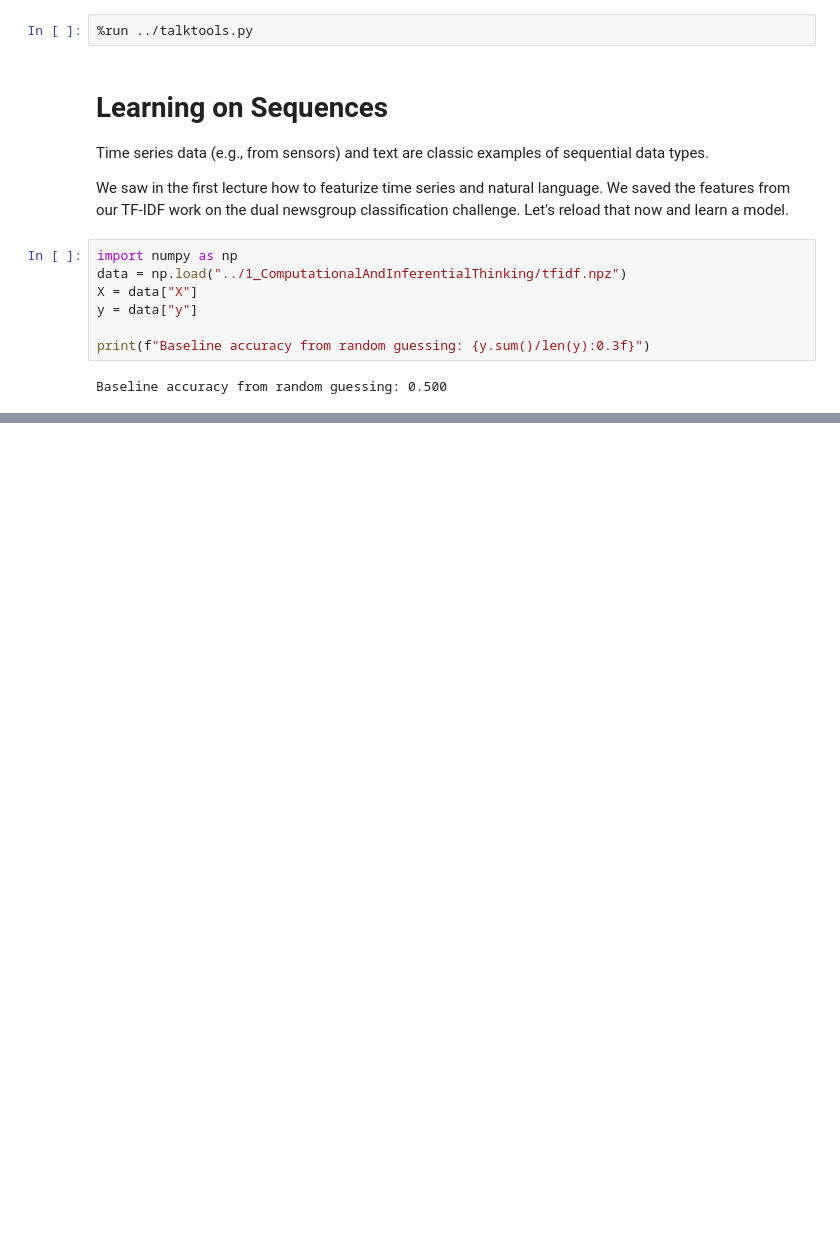
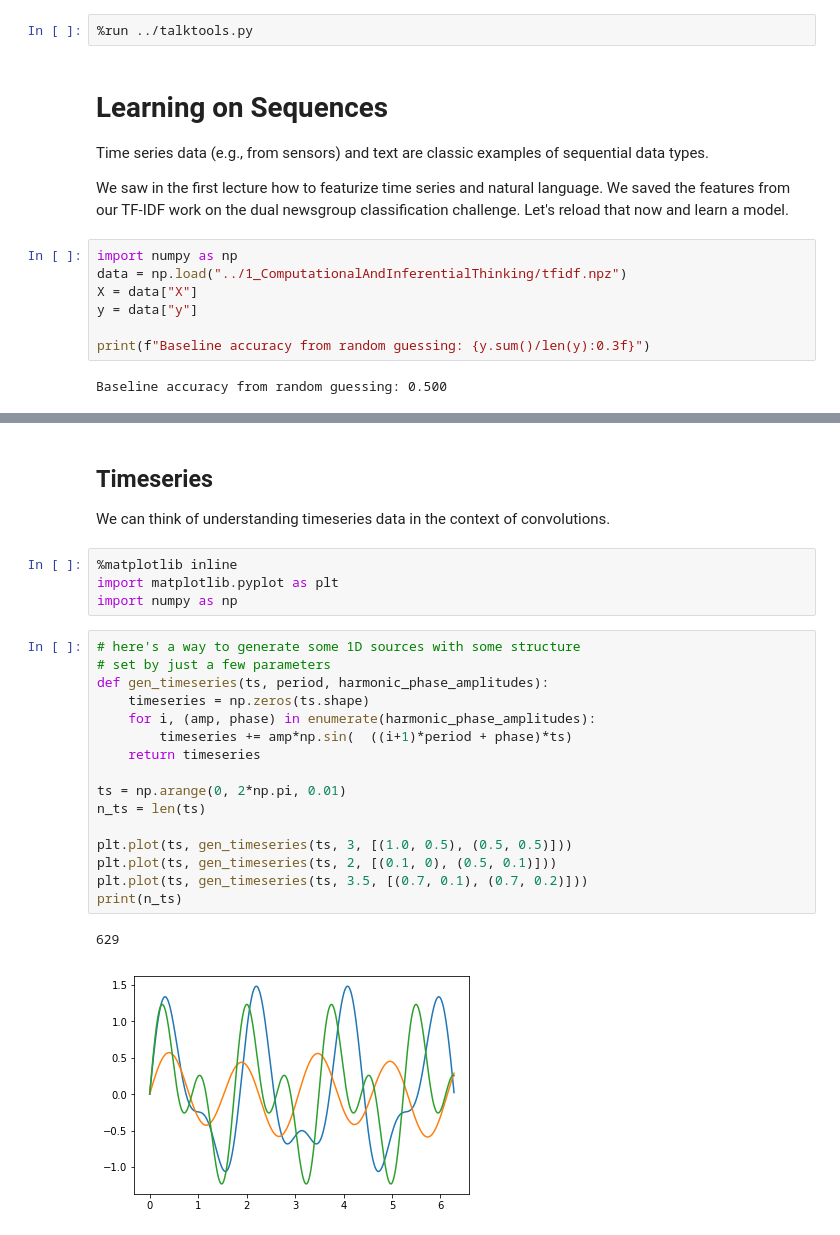
Before and after one commit to profjsb/ml_course, a Jupyter notebook: Lectures/5_DeepConvNets/01_Learning_on_Sequences.ipynb, the cells around one changed output, grey strips where cells are left out. Drawn from its saved outputs; the diff is of its cells as text; blank space fills up the shorter version.

```diff
--- a/Lectures/5_DeepConvNets/01_Learning_on_Sequences.ipynb
+++ b/Lectures/5_DeepConvNets/01_Learning_on_Sequences.ipynb
@@ -66,0 +216,27 @@ spacy
+# %% [markdown]
+## Timeseries
+
+We can think of understanding timeseries data in the context of convolutions.
+# %%
+%matplotlib inline
+import matplotlib.pyplot as plt
+import numpy as np
+# %%
+# here's a way to generate some 1D sources with some structure
+# set by just a few parameters
+def gen_timeseries(ts, period, harmonic_phase_amplitudes):
+    timeseries = np.zeros(ts.shape)
+    for i, (amp, phase) in enumerate(harmonic_phase_amplitudes):
+        timeseries += amp*np.sin(  ((i+1)*period + phase)*ts)
+    return timeseries
+
+ts = np.arange(0, 2*np.pi, 0.01)
+n_ts = len(ts)
+
+plt.plot(ts, gen_timeseries(ts, 3, [(1.0, 0.5), (0.5, 0.5)]))
+plt.plot(ts, gen_timeseries(ts, 2, [(0.1, 0), (0.5, 0.1)]))
+plt.plot(ts, gen_timeseries(ts, 3.5, [(0.7, 0.1), (0.7, 0.2)]))
+print(n_ts)
+# %% [output]
+629
+[figure, added]
```
Also changed, not shown: parts of 46 cells of this notebook, 3 other files.
